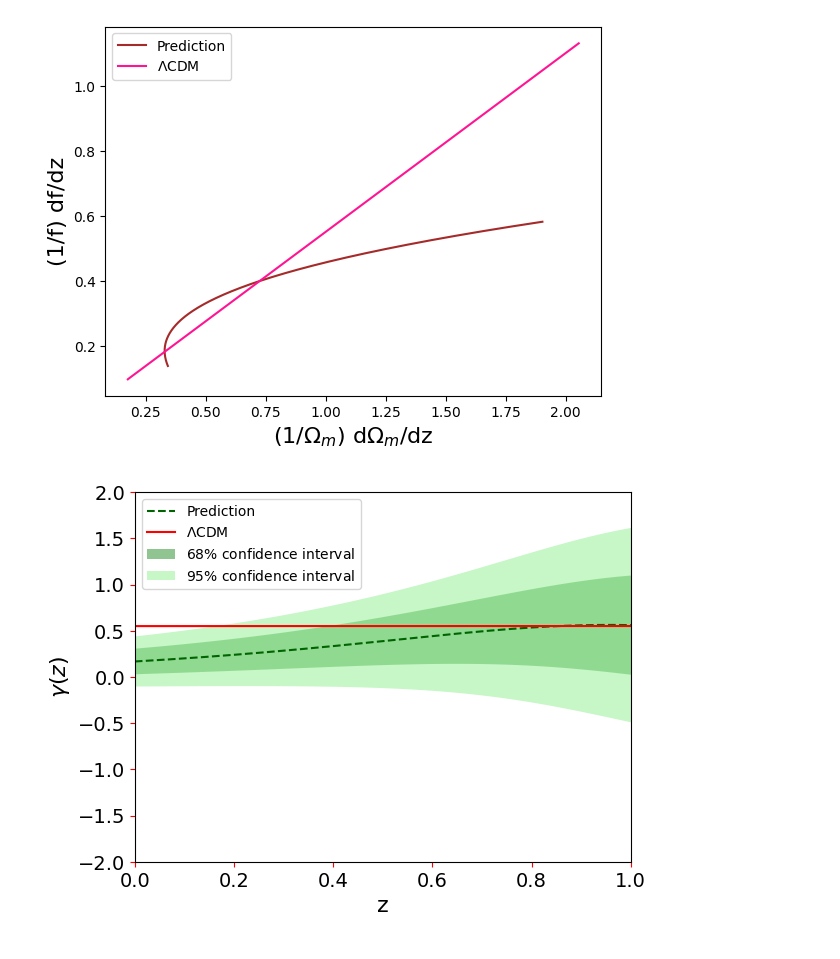
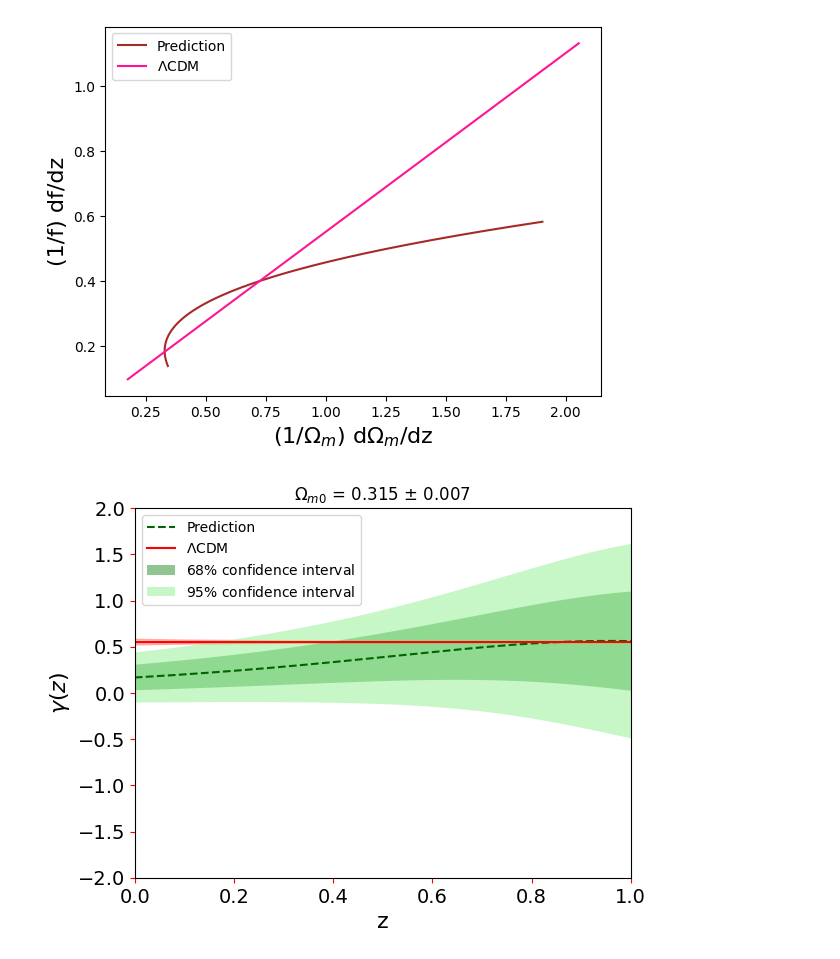
Before and after one commit to fernanda0402/Doutorado, a Jupyter notebook: Gaussian_Process_H(z).ipynb, the cells around one changed output. Saved outputs shown, nothing was run; the diff lists cells and outputs as text; code cells hidden in the pictures.

```diff
--- a/Gaussian_Process_H(z).ipynb
+++ b/Gaussian_Process_H(z).ipynb
@@ -488,33 +506,42 @@ eOm = np.sqrt( (2*sigma_H)**2 )
 # gamma LCDM
 gamma_lcdm = derivada_flinder / dOmega_new
 
+# erro de gamma do LCDM com relação a Om0
+Om0 = 0.315
+sigOm0 = 0.007
+dg_Om0 = - (gamma_lcdm/( Om0*((1+z)**3) + 1 - Om0 )) - (gamma_lcdm/( 1 + Om0*(z**3 + 3*(z**2) + 3*z) )**2 ) + (gamma_lcdm/( (Om0**2)*((1+z)**3) ) )
+sig_glcdm = (dg_Om0)*sigOm0
+
 
 # gamma prediction
 
 gamma_pred = dff / dOm_Om
 
 sigma_g = np.sqrt( (edff / dOm_Om )**2 + ( ( (dff*eOm)/ ((dOm_Om)**2) ) )**2)
 
 # PLOTE
 
+fig, ax = plt.subplots()
 plt.ylim(-2,2)
 plt.xlim(0,1.0)
 plt.tick_params(labelsize=14, color='red')
 plt.plot(z_dhz, gamma_pred, color='darkgreen', label='Prediction', linestyle="--")
 plt.plot(z, gamma_lcdm, color='red', label='$\Lambda$CDM')
+ax.fill_between(z, gamma_lcdm - sig_glcdm, gamma_lcdm + sig_glcdm, alpha=0.5, color='salmon')
 plt.fill(np.concatenate([z_dhz, z_dhz[::-1]]),
          np.concatenate([gamma_pred - 1.0000 * sigma_g,
                         (gamma_pred + 1.0000 * sigma_g)[::-1]]),
          alpha=.5, fc='forestgreen', ec='None', label='$68\%$ confidence interval')
 plt.fill(np.concatenate([z_dhz, z_dhz[::-1]]),
          np.concatenate([gamma_pred - 1.9600 * sigma_g,
                         (gamma_pred + 1.9600 * sigma_g)[::-1]]),
          alpha=.5, fc='lightgreen', ec='None', label='$95\%$ confidence interval')
 
 # legenda, label e título
 plt.xlabel('z', fontsize=16)
 plt.ylabel('$\gamma(z)$', fontsize=16)
 plt.legend(loc='best')
+plt.title('$\Omega_{m0}$ = 0.315 $\pm$ 0.007')
 plt.show()
 # %% [output]
-[figure, old version]
+[figure, new version]
```
Also changed, not shown: parts of 4 cells of this notebook.
